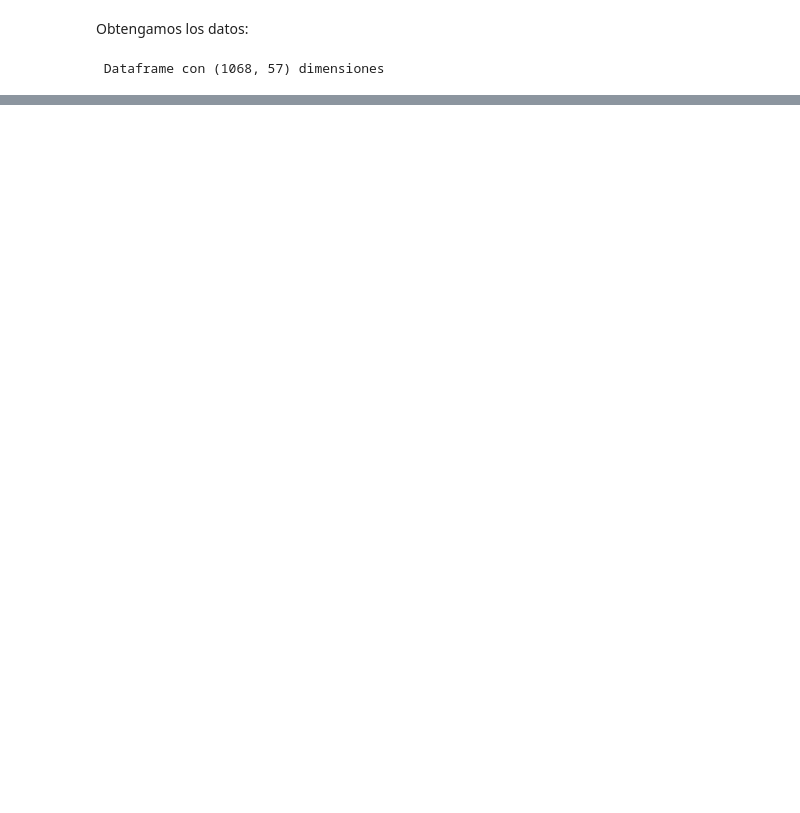
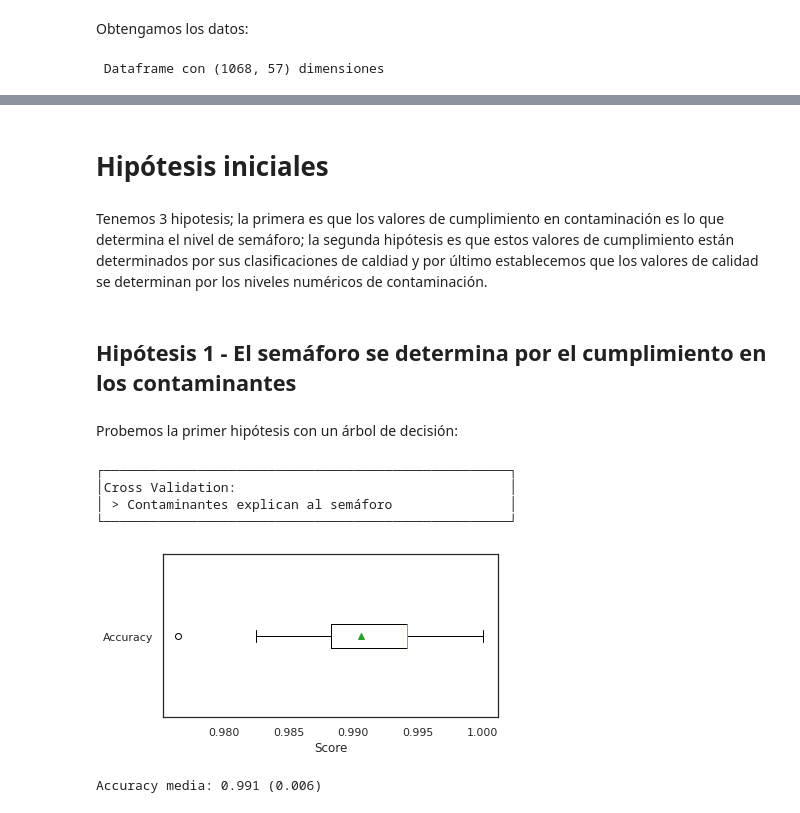
Before and after one commit to PosgradoMNA/actividades-del-projecto-equipo-41, a Jupyter notebook: Reto_Entrega_2_Equipo41.ipynb, the cells around one changed output, grey strips where cells are left out. Saved outputs shown, nothing was run; the diff lists cells and outputs as text; code cells hidden in the pictures; blank space fills up the shorter version.

```diff
--- a/Reto_Entrega_2_Equipo41.ipynb
+++ b/Reto_Entrega_2_Equipo41.ipynb
@@ -149,0 +195,78 @@ Tamaño de variables de prueba: (214, 56) || tamaño de objetivo prueba: (214, 1
+# %% [markdown]
+# Hipótesis iniciales
+# %% [markdown]
+Tenemos 3 hipotesis; la primera es que los valores de cumplimiento en contaminación es lo que determina el nivel de semáforo; la segunda hipótesis es que estos valores de cumplimiento están determinados por sus clasificaciones de caldiad y por último establecemos que los valores de calidad se determinan por los niveles numéricos de contaminación.
+# %%
+# Definamos duplas de calidad y cumple, la hipótesis es que CUMPLE puede ser predicho por CALIDAD para cada contaminante:
+tuplas_calidad = [
+ ('ALC_mg/L', 'CALIDAD_ALC', 'CUMPLE_CON_ALC'),
+ ('CONDUCT_mS/cm', 'CALIDAD_CONDUC', 'CUMPLE_CON_COND'),
+ ('SDT_M_mg/L', 'CALIDAD_SDT_ra', 'CUMPLE_CON_SDT_ra'),
+ ('SDT_M_mg/L', 'CALIDAD_SDT_salin', 'CUMPLE_CON_SDT_salin'),
+ ('FLUORUROS_mg/L', 'CALIDAD_FLUO', 'CUMPLE_CON_FLUO'),
+ ('DUR_mg/L', 'CALIDAD_DUR', 'CUMPLE_CON_DUR'),
+ ('COLI_FEC_NMP/100_mL', 'CALIDAD_COLI_FEC', 'CUMPLE_CON_CF'),
+ ('N_NO3_mg/L', 'CALIDAD_N_NO3', 'CUMPLE_CON_NO3'),
+ ('AS_TOT_mg/L', 'CALIDAD_AS', 'CUMPLE_CON_AS'),
+ ('CD_TOT_mg/L', 'CALIDAD_CD', 'CUMPLE_CON_CD'),
+ ('CR_TOT_mg/L', 'CALIDAD_CR', 'CUMPLE_CON_CR'),
+ ('HG_TOT_mg/L', 'CALIDAD_HG', 'CUMPLE_CON_HG'),
+ ('PB_TOT_mg/L', 'CALIDAD_PB', 'CUMPLE_CON_PB'),
+ ('MN_TOT_mg/L', 'CALIDAD_MN', 'CUMPLE_CON_MN'),
+ ('FE_TOT_mg/L', 'CALIDAD_FE', 'CUMPLE_CON_FE')
+]
+# %% [markdown]
+## Hipótesis 1 - El semáforo se determina por el cumplimiento en los contaminantes
+# %% [markdown]
+Probemos la primer hipótesis con un árbol de decisión:
+# %%
+############################################################################################
+# Cross validation de hipótesis 1:
+############################################################################################
+
+# Ubiquemos las columnas de la hipotesis:
+columnas_cumple = [x[2] for x in tuplas_calidad]
+
+# Transformaremos estas mediante un one-hot-encoder:
+ct_cumple = ColumnTransformer(transformers=[
+    ( 'onehot', OneHotEncoder(handle_unknown='ignore'), columnas_cumple),
+])
+# Usaremos un árbol de decisión
+mo_cumple = DecisionTreeClassifier()
+
+# Y las etiquetas las modificaremos con LabelEncoder()
+le_cumple = LabelEncoder()
+le_cumple.fit(y_train)
+
+# Pipeline:
+pipeline_cumple = Pipeline([
+    ('ct', ct_cumple),
+    ('mo', mo_cumple)
+])
+
+# Hagamos una validación cruzada para concoer el grado de bondad de este modelo:
+kfold_cumple = RepeatedStratifiedKFold(n_splits=5, n_repeats=3, random_state=42)
+resultados_cumple = cross_validate(pipeline_cumple, X_train, y_train, scoring='accuracy', cv=kfold_cumple)
+
+# Grafiquemos los resultados de accuracy:
+print(f"""
+┌────────────────────────────────────────────────────┐
+│Cross Validation:                                   │
+│ > Contaminantes explican al semáforo               │
+└────────────────────────────────────────────────────┘
+""")
+fig, ax = plt.subplots(figsize=(6,3))
+plt.boxplot(resultados_cumple['test_score'], labels=['Accuracy'], vert=False, showmeans=True)
+plt.xlabel('Score')
+plt.show()
+
+print(f"""
+Accuracy media: { np.mean(resultados_cumple['test_score']):.3f} ({np.std(resultados_cumple['test_score']):.3f})
+""")
+# %% [output]
+┌────────────────────────────────────────────────────┐
+│Cross Validation:                                   │
+│ > Contaminantes explican al semáforo               │
+└────────────────────────────────────────────────────┘
+[figure, added]
+Accuracy media: 0.991 (0.006)
```
Also changed, not shown: parts of 64 cells of this notebook.
